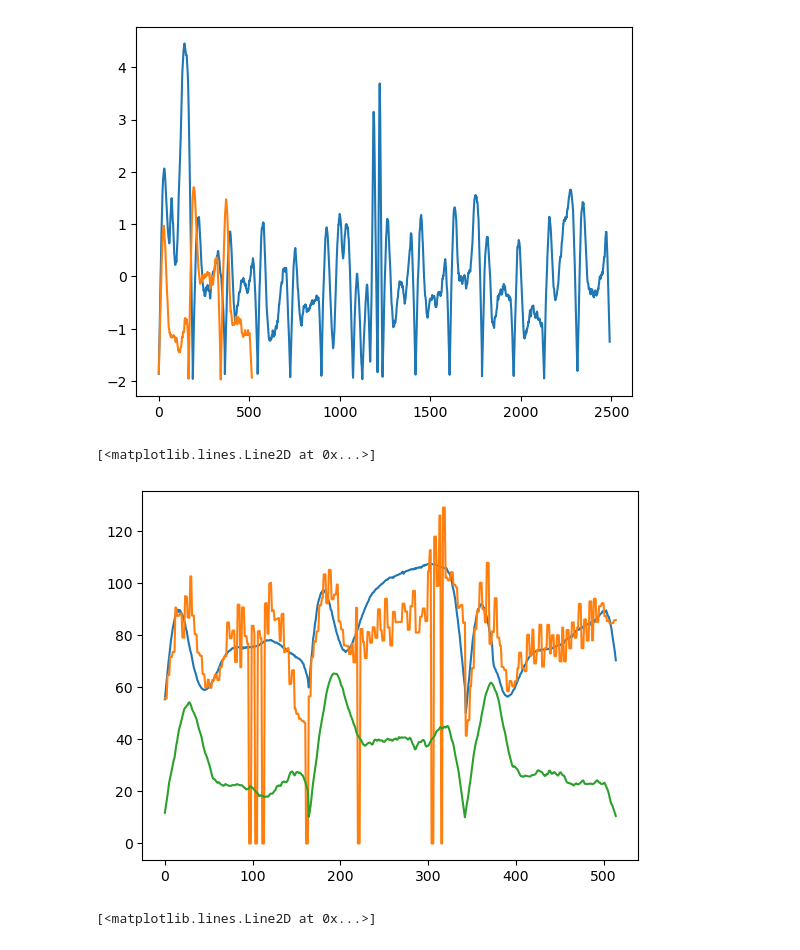
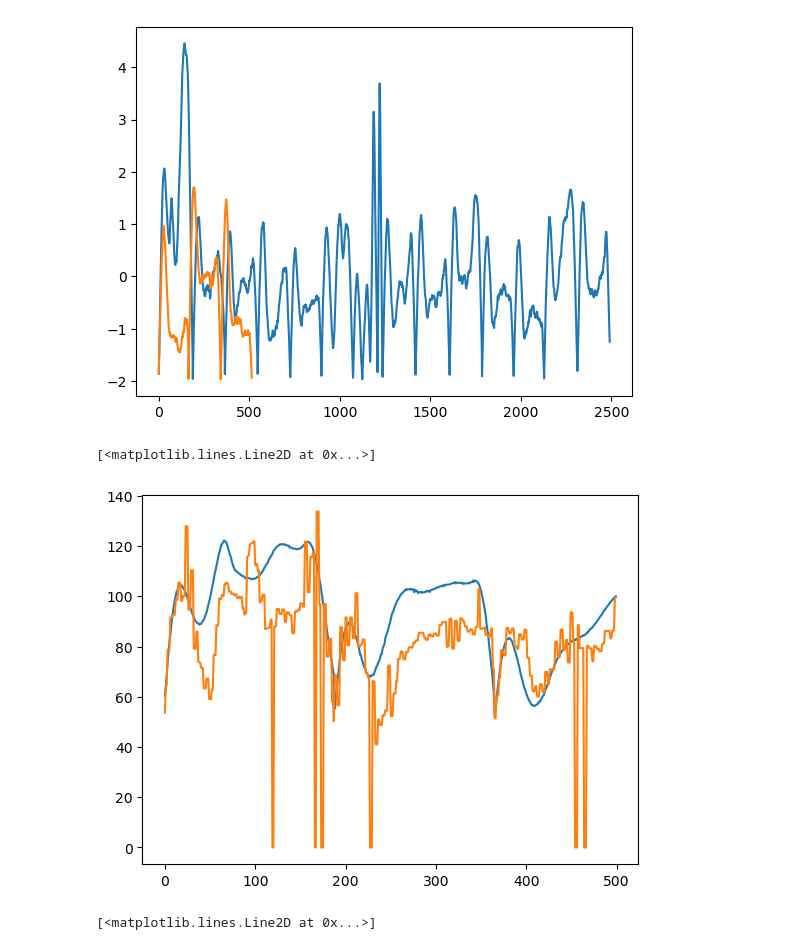
Before and after one commit to TacYee/crazyflie-firmware-bl, a Jupyter notebook: examples/demos/app_whiskers_CF/data/data_preprocess.ipynb, the cells around one changed output. Drawn from its saved outputs; the diff is of its cells as text; code cells hidden in the pictures.

```diff
--- a/examples/demos/app_whiskers_CF/data/data_preprocess.ipynb
+++ b/examples/demos/app_whiskers_CF/data/data_preprocess.ipynb
@@ -90,7 +90,7 @@ file_paths = ['20241209-2/data1.csv', '20241209-2/data17.csv', '20241209-2/data2
               '20241209-2/data9.csv', '20241209-2/data13.csv', '20241209-2/data6.csv', '20241209-2/data12.csv',
               '20241209-2/data7.csv', '20241209-2/data11.csv', '20241209-2/data3.csv', '20241209-2/data4.csv',
               '20241209-2/data8.csv', '20241209-2/data18.csv']
-train_whisker1, train_whisker2, train_laser1, train_laser2, train_GT1, train_GT2, train_orientation, train_position= process_data(file_paths[:14])
+train_whisker1, train_whisker2, train_laser1, train_laser2, train_GT1, train_GT2, train_orientation, train_position= process_data(file_paths[:17])
 test_whisker1, test_whisker2, test_laser1, test_laser2, test_GT1, test_GT2, test_orientation, test_position = process_data(file_paths[14:17])
 
 train_whisker1_filtered, train_whisker2_filtered, train_laser1_filtered,train_laser2_filtered, train_GT1_filtered,train_GT2_filtered, train_orientation_filtered, _ = filter_data_both(train_whisker1, train_whisker2, train_laser1, train_laser2, train_GT1, train_GT2, 10, train_orientation, train_position)
@@ -99,8 +99,16 @@ test_whisker1_filtered, test_whisker2_filtered, test_laser1_filtered, test_laser
 scaler = StandardScaler()
 train_whisker1_filtered_N = scaler.fit_transform(train_whisker1_filtered)
 test_whisker1_filtered_N = scaler.transform(test_whisker1_filtered)
+mean_train = scaler.mean_
+std_train = scaler.scale_
+print(mean_train)
+print(std_train)
 train_whisker2_filtered_N = scaler.fit_transform(train_whisker2_filtered)
 test_whisker2_filtered_N = scaler.transform(test_whisker2_filtered)
+mean_train = scaler.mean_
+std_train = scaler.scale_
+print(mean_train)
+print(std_train)
 
 filtered_data_counts = np.zeros((len(file_paths), 1), dtype=int)  # 2表示有两个过滤后的数据
 for i, file_path in enumerate(file_paths):
@@ -141,12 +148,12 @@ plt.plot( test_whisker1_filtered_N[:,0])
 [figure]
 # %%
 # plt.plot( test_whisker1_filtered)
-plt.plot( test_GT1_filtered, label='gt')
-plt.plot( test_laser1_filtered, label='gt')
-plt.plot( test_whisker1_filtered[:,0])
+plt.plot( train_GT1_filtered[:500], label='gt')
+plt.plot( train_laser1_filtered[:500], label='gt')
+# plt.plot( test_whisker1_filtered[:,0])
 # %% [output]
 [<matplotlib.lines.Line2D at 0x...>]
-[figure, old version]
+[figure, new version]
 # %%
 plt.plot(test_orientation_filtered)
 plt.plot(train_orientation_filtered)
```
Also changed, not shown: parts of 12 cells of this notebook, 21 other files.
